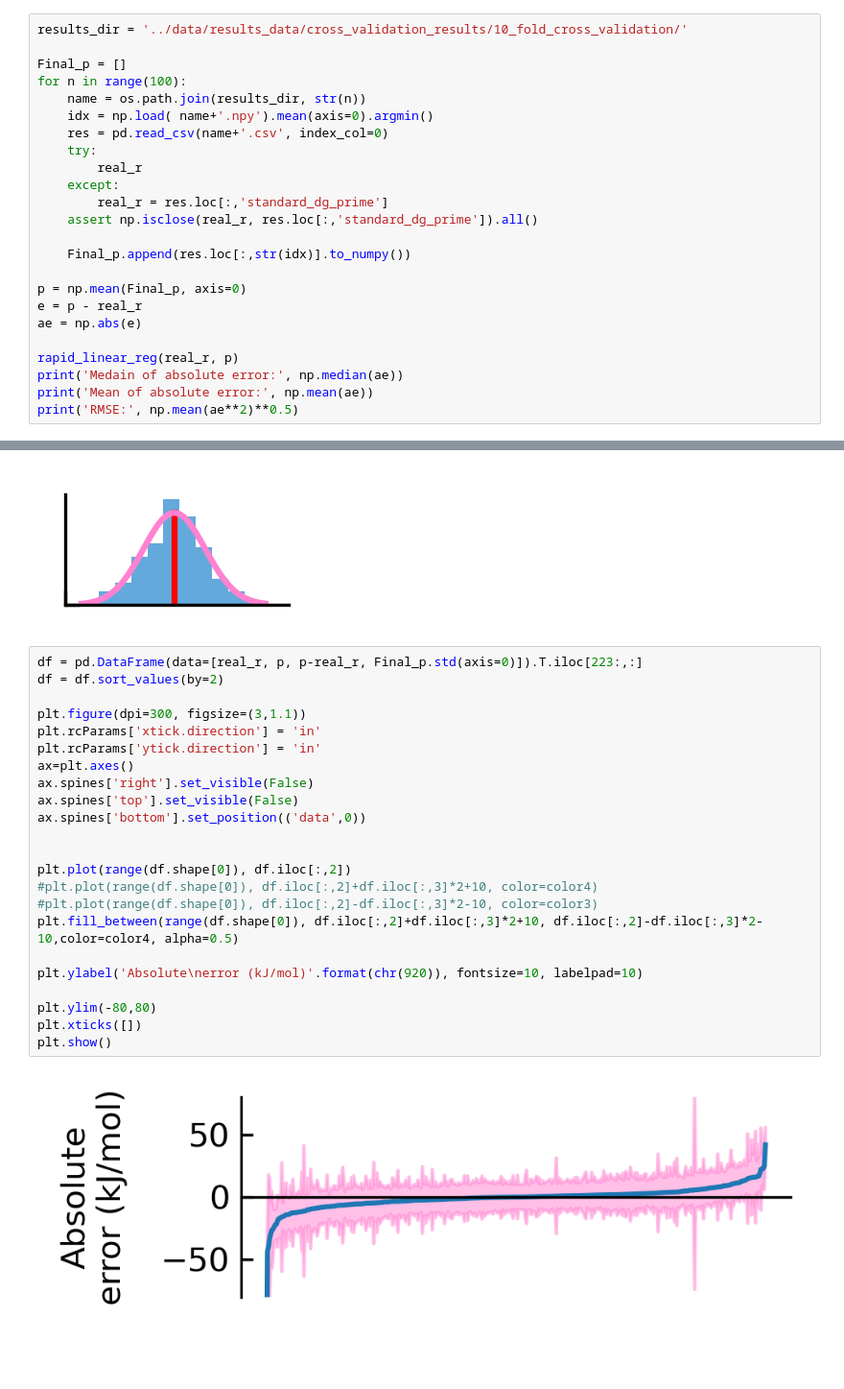
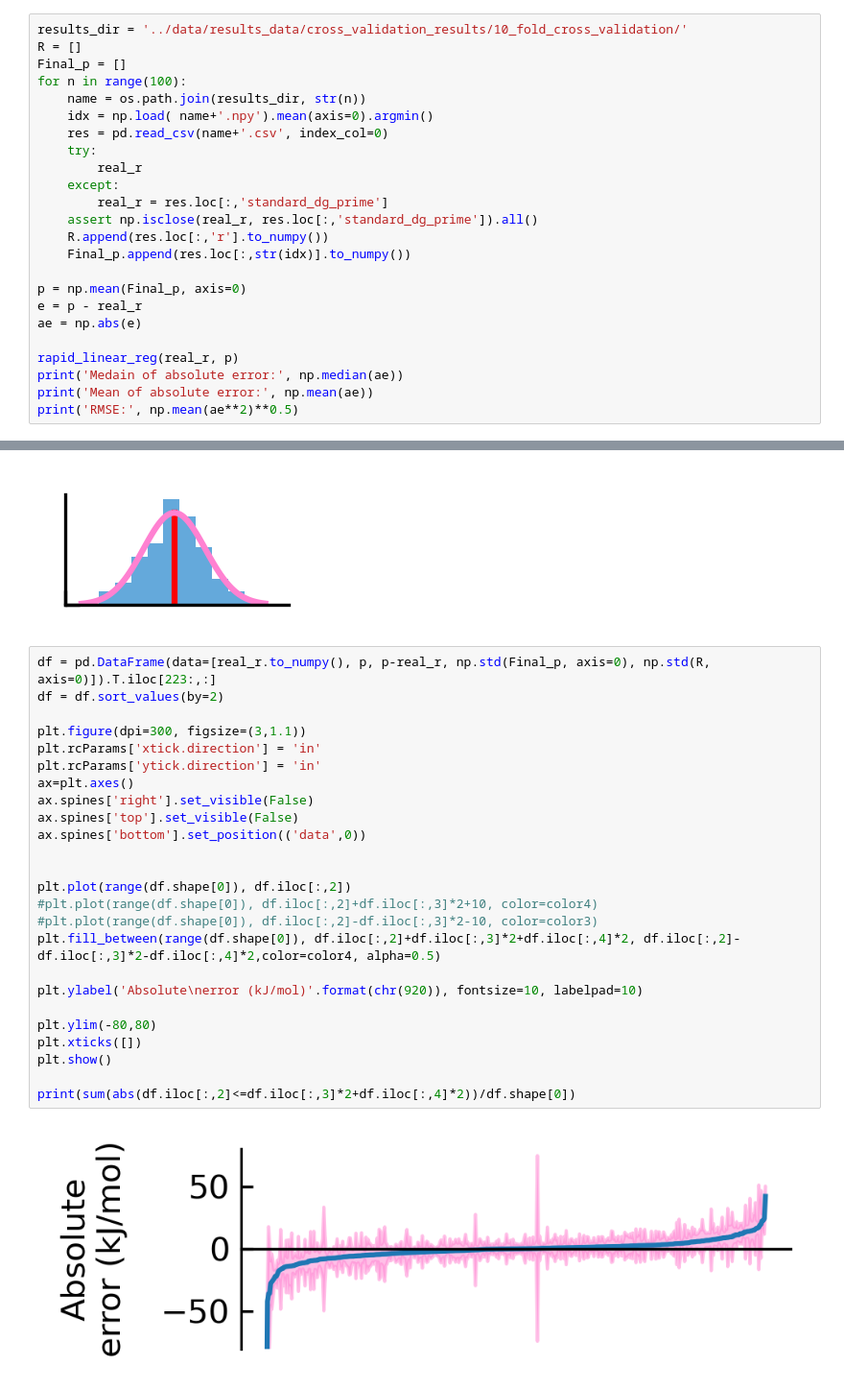
Before and after one commit to arne-cl/dGbyG, a Jupyter notebook: RunAnalysis/Figures.ipynb, the cells around one changed output, grey strips where cells are left out. Shown at 96% size. Drawn from its saved outputs; the diff is of its cells as text; blank space fills up the shorter version.

```diff
--- a/RunAnalysis/Figures.ipynb
+++ b/RunAnalysis/Figures.ipynb
@@ -21,7 +21,7 @@ legend_fs = 10
 10-fold cross validation results
 # %%
 results_dir = '../data/results_data/cross_validation_results/10_fold_cross_validation/'
-
+R = []
 Final_p = []
 for n in range(100):
     name = os.path.join(results_dir, str(n))
@@ -32,7 +32,7 @@ for n in range(100):
     except:
         real_r = res.loc[:,'standard_dg_prime']
     assert np.isclose(real_r, res.loc[:,'standard_dg_prime']).all()
-
+    R.append(res.loc[:,'r'].to_numpy())
     Final_p.append(res.loc[:,str(idx)].to_numpy())
 
 p = np.mean(Final_p, axis=0)
@@ -732,27 +739,29 @@ plt.show()
 # %% [output]
 [figure]
 # %%
-df = pd.DataFrame(data=[real_r, p, p-real_r, Final_p.std(axis=0)]).T.iloc[223:,:]
+df = pd.DataFrame(data=[real_r.to_numpy(), p, p-real_r, np.std(Final_p, axis=0), np.std(R, axis=0)]).T.iloc[223:,:]
 df = df.sort_values(by=2)
 
 plt.figure(dpi=300, figsize=(3,1.1))
 plt.rcParams['xtick.direction'] = 'in'
 plt.rcParams['ytick.direction'] = 'in'
 ax=plt.axes()
 ax.spines['right'].set_visible(False)
 ax.spines['top'].set_visible(False)
 ax.spines['bottom'].set_position(('data',0))
 
 
 plt.plot(range(df.shape[0]), df.iloc[:,2])
 #plt.plot(range(df.shape[0]), df.iloc[:,2]+df.iloc[:,3]*2+10, color=color4)
 #plt.plot(range(df.shape[0]), df.iloc[:,2]-df.iloc[:,3]*2-10, color=color3)
-plt.fill_between(range(df.shape[0]), df.iloc[:,2]+df.iloc[:,3]*2+10, df.iloc[:,2]-df.iloc[:,3]*2-10,color=color4, alpha=0.5)
+plt.fill_between(range(df.shape[0]), df.iloc[:,2]+df.iloc[:,3]*2+df.iloc[:,4]*2, df.iloc[:,2]-df.iloc[:,3]*2-df.iloc[:,4]*2,color=color4, alpha=0.5)
 
 plt.ylabel('Absolute\nerror (kJ/mol)'.format(chr(920)), fontsize=10, labelpad=10)
 
 plt.ylim(-80,80)
 plt.xticks([])
 plt.show()
+
+print(sum(abs(df.iloc[:,2]<=df.iloc[:,3]*2+df.iloc[:,4]*2))/df.shape[0])
 # %% [output]
-[figure, old version]
+[figure, new version]
```
Also changed, not shown: parts of 5 cells of this notebook, 3 other files.
